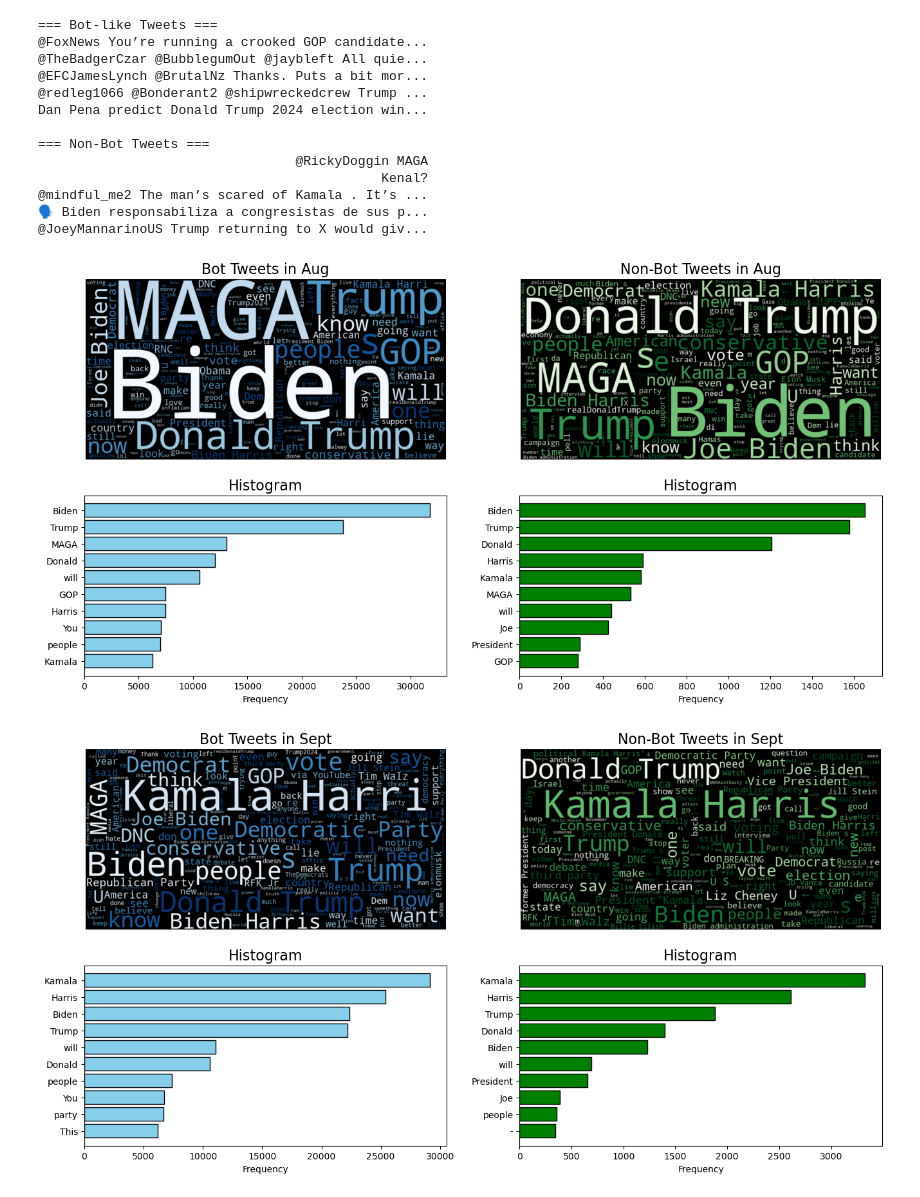
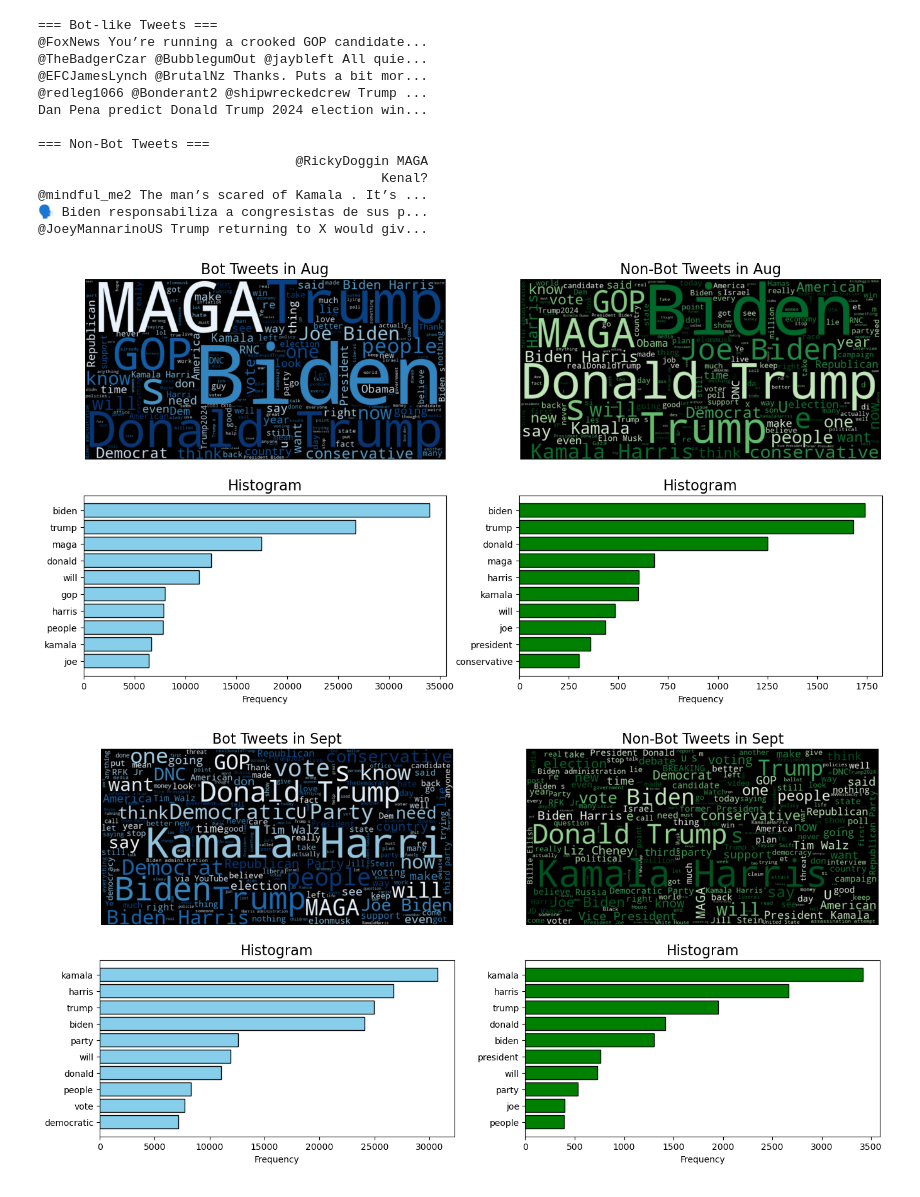
Before and after one commit to adjourn02/bot-detector, a Jupyter notebook: Elections_Data_Evaluation.ipynb, the cells around one changed output. Cells and saved outputs as stored; diff of their text form; code cells hidden in the pictures.

```diff
--- a/Elections_Data_Evaluation.ipynb
+++ b/Elections_Data_Evaluation.ipynb
@@ -247,8 +247,8 @@ for month, df in months_tweets:
     non_bot_wc = WordCloud(width=800, height=400, background_color='black', colormap='Greens', stopwords= stopwords).generate(non_bot_text)
 
 
-    bot_text_split = bot_text.split()
-    non_bot_text_split = non_bot_text.split()
+    bot_text_split = bot_text.lower().split()
+    non_bot_text_split = non_bot_text.lower().split()
     bot_text_split = [word for word in bot_text_split if word not in stopwords]
     non_bot_text_split = [word for word in non_bot_text_split if word not in stopwords]
 
@@ -256,32 +256,32 @@ for month, df in months_tweets:
     non_bot_word_frequencies = Counter(non_bot_text_split)
 
     # Get the most common words for the histogram
     bot_most_common_words = bot_word_frequencies.most_common(10)
     non_bot_most_common_words = non_bot_word_frequencies.most_common(10)
 
     bot_words, bot_frequencies = zip(*bot_most_common_words)
     non_bot_words, non_bot_frequencies = zip(*non_bot_most_common_words)
 
     # Plot
     fig, ax = plt.subplots(2, 2, figsize=(16, 8))
     ax[0][0].imshow(bot_wc, interpolation='bilinear')
     ax[0][0].set_title(f'Bot Tweets in {month}', fontsize=16)
     ax[0][0].axis('off')
 
     ax[0][1].imshow(non_bot_wc, interpolation='bilinear')
     ax[0][1].set_title(f'Non-Bot Tweets in {month}', fontsize=16)
     ax[0][1].axis('off')
 
     ax[1][0].barh(bot_words[::-1], bot_frequencies[::-1], color='skyblue', edgecolor='black')
     ax[1][0].set_xlabel('Frequency')
     ax[1][0].set_title("Histogram", fontsize=16)
 
     ax[1][1].barh(non_bot_words[::-1], non_bot_frequencies[::-1], color='green', edgecolor='black')
     ax[1][1].set_xlabel('Frequency')
     ax[1][1].set_title("Histogram", fontsize=16)
 
 
     plt.show()
 # %% [output]
-[figure, old version]
+[figure, new version]
-[figure, old version]
+[figure, new version]
```
Also changed, not shown: parts of 2 cells of this notebook, 1 other file.
